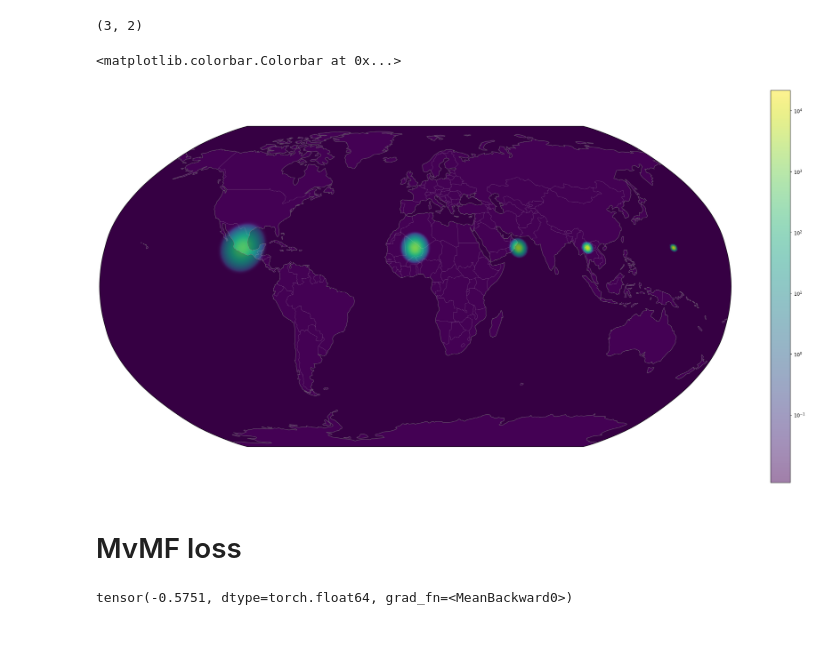
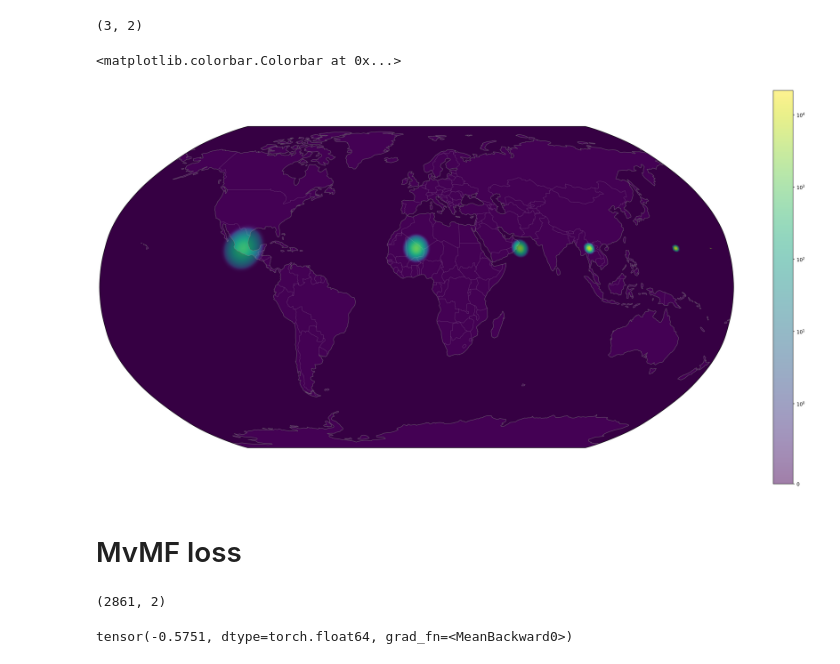
Before and after one commit to LuytsA/Phileo-geographical-expert, a Jupyter notebook: preliminaries.ipynb, the cells around one changed output. Drawn from its saved outputs; the diff is of its cells as text; code cells hidden in the pictures; blank space fills up the shorter version.

```diff
--- a/preliminaries.ipynb
+++ b/preliminaries.ipynb
@@ -181,8 +183,8 @@ center.shape
 # %% [output]
 (3, 2)
 # %%
-density = [6,7,8,9,10]
-center = [[20,-100], [20,0], [20,60],[20,100],[20,150]]
+density = [6,7,8,9,10,14]
+center = [[20,-100], [20,0], [20,60],[20,100],[20,150],[20,170]]
 
 density = np.array(density)
 center = np.array(center)
@@ -195,27 +197,27 @@ global_probability = np.sum(global_probability, axis=-1)
 # %%
 fig = plt.figure(figsize=(30,15), dpi= 150)
 ax = fig.add_subplot(1, 1, 1, projection=crs.Robinson())
 #ax = fig.add_subplot(1,1,1, projection=crs.Robinson())
 ax.set_global()
 ax.add_feature(cfeature.COASTLINE, zorder=2, color='lightgrey', alpha=0.5)
 ax.add_feature(cfeature.BORDERS, zorder=2,color='lightgrey', alpha=0.2)
 ax.add_feature(cfeature.OCEAN, zorder=3, alpha=0.2, color='black')
 
 # ax.set_extent([20,35,50,67])
 # ax.gridlines()
 a = plt.scatter(x=coords_global[1,:], y=coords_global[0,:],  #x=long, y=lat
             #color="dodgerblue",
             c= global_probability,
             # cmap='hot',
             alpha=0.5,
             transform=crs.PlateCarree(),
-            norm=matplotlib.colors.SymLogNorm(linthresh=0.1, vmin=1e-10) ## Important
+            norm=matplotlib.colors.SymLogNorm(linthresh=1, vmin=1e-20) ## Important
 
     )
 plt.colorbar()
 # %% [output]
 <matplotlib.colorbar.Colorbar at 0x...>
-[figure, old version]
+[figure, new version]
 # %% [markdown]
 # MvMF loss
 # %%
@@ -227,4 +229,8 @@ centers = np.load('centers_random_land.npy')
 densities = np.array([5 + 2*np.random.rand() for i in range(len(centers))])
+# %%
+centers.shape
+# %% [output]
+(2861, 2)
 # %%
 loss = MvMFLoss(center_inits = centers, density_inits=densities, centers_learnable=True, density_learnable=True, softmax_input=True, device='cpu')
 # %%
```
Also changed, not shown: parts of 7 cells of this notebook, 8 other files.
